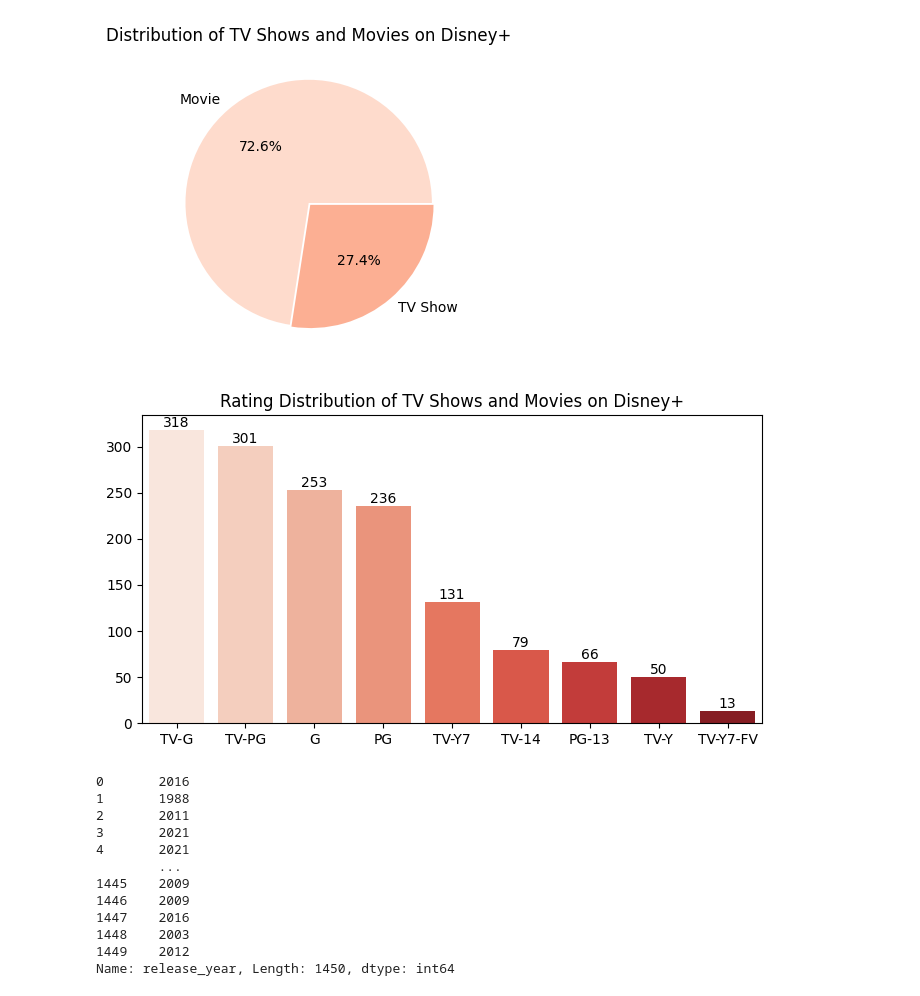
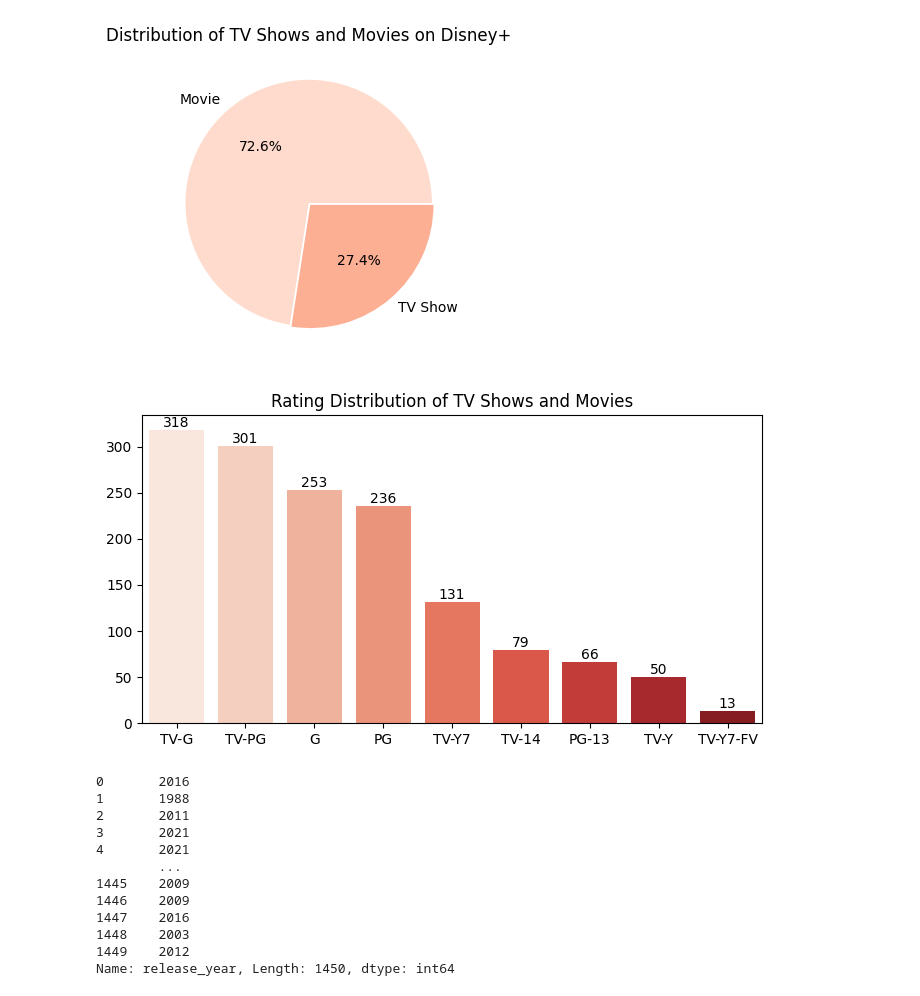
Before and after one commit to jeevithavijaykumar/Exploratory_data_analysis_using_pandas, a Jupyter notebook: disney.ipynb, the cells around one changed output. Cells and saved outputs as stored; diff of their text form; code cells hidden in the pictures.

Commit message:
Update disney.ipynb
Comments added.

```diff
--- a/disney.ipynb
+++ b/disney.ipynb
@@ -71,15 +72,15 @@ plt.show()
 # %%
 #Rating Distribution of TV Shows and Movies on Disney+
 x1=disneydf['rating'].value_counts().index
 y1=disneydf['rating'].value_counts().values
 plt.figure(figsize=(8,4))
 ax =sns.barplot(x=x1,y=y1, palette='Reds')
 ax.bar_label(ax.containers[0])
-plt.title('Rating Distribution of TV Shows and Movies on Disney+')
+plt.title('Rating Distribution of TV Shows and Movies')
 plt.legend
 plt.show()
 # %% [output]
-[figure, old version]
+[figure, new version]
 # %%
 disneydf['release_year']
 # %% [output]
```
Also changed, not shown: parts of 4 cells of this notebook.
